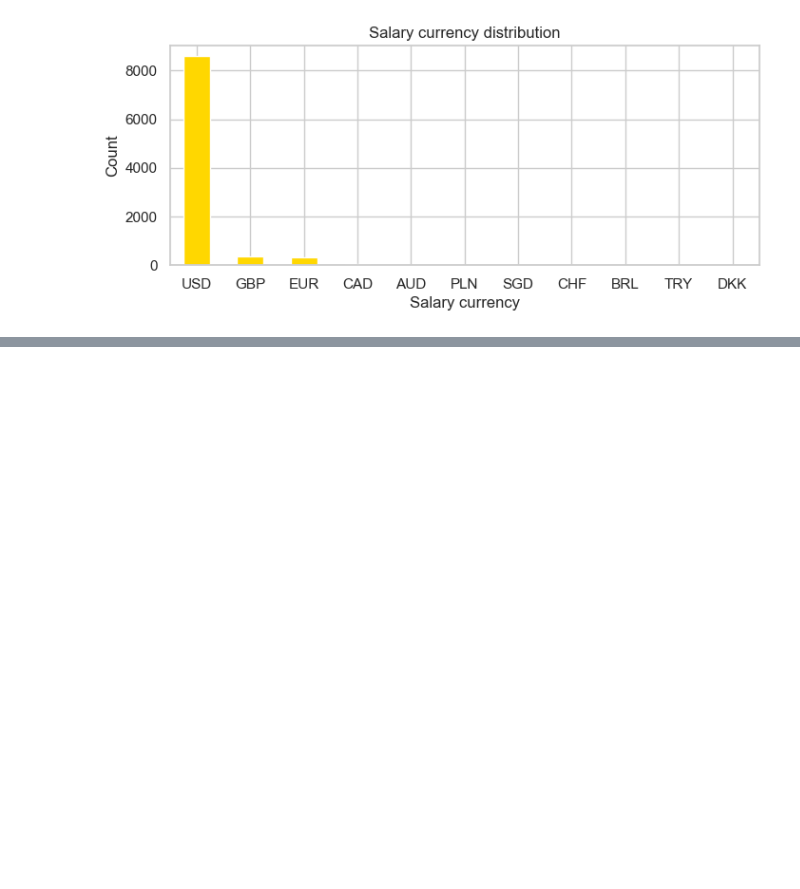
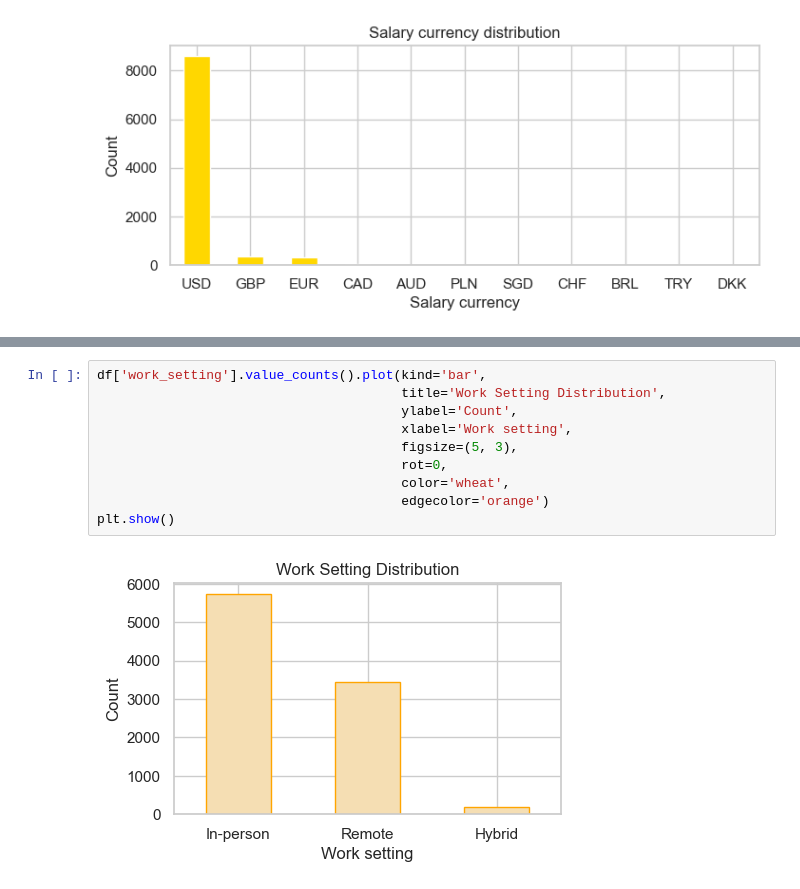
Before and after one commit to DaniloGrujic/data-jobs, a Jupyter notebook: Jobs In Data.ipynb, the cells around one changed output, grey strips where cells are left out. Drawn from its saved outputs; the diff is of its cells as text; blank space fills up the shorter version.

```diff
--- a/Jobs In Data.ipynb
+++ b/Jobs In Data.ipynb
@@ -207,0 +211,12 @@ plt.show()
+# %%
+df['work_setting'].value_counts().plot(kind='bar',
+                                       title='Work Setting Distribution',
+                                       ylabel='Count',
+                                       xlabel='Work setting',
+                                       figsize=(5, 3),
+                                       rot=0,
+                                       color='wheat',
+                                       edgecolor='orange')
+plt.show()
+# %% [output]
+[figure, added]
```
Also changed, not shown: parts of 7 cells of this notebook.
